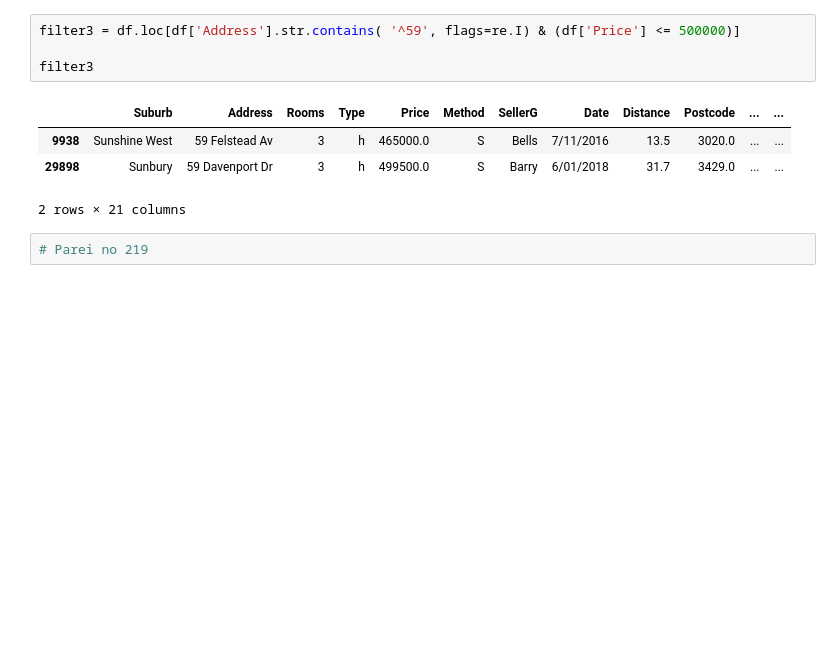
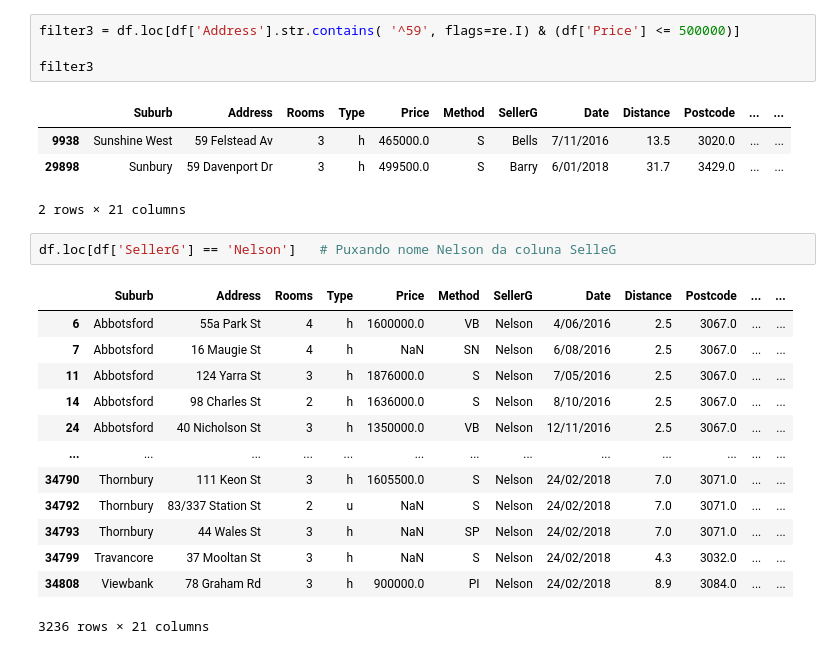
Before and after one commit to AndersonGL/Data-Science, a Jupyter notebook: house.ipynb, the cells around one changed output. Drawn from its saved outputs; the diff is of its cells as text; blank space fills up the shorter version.

```diff
--- a/house.ipynb
+++ b/house.ipynb
@@ -72,5 +73,19 @@ filter3
 | 9938 | Sunshine West | 59 Felstead Av | 3 | h | 465000.0 | S | Bells | 7/11/2016 | 13.5 | 3020.0 | ... | ... |
 | 29898 | Sunbury | 59 Davenport Dr | 3 | h | 499500.0 | S | Barry | 6/01/2018 | 31.7 | 3429.0 | ... | ... |
 2 rows × 21 columns
-# %%
-# Parei no 219
+# %%
+df.loc[df['SellerG'] == 'Nelson']   # Puxando nome Nelson da coluna SelleG
+# %% [output]
+|  | Suburb | Address | Rooms | Type | Price | Method | SellerG | Date | Distance | Postcode | ... | ... |
+| 6 | Abbotsford | 55a Park St | 4 | h | 1600000.0 | VB | Nelson | 4/06/2016 | 2.5 | 3067.0 | ... | ... |
+| 7 | Abbotsford | 16 Maugie St | 4 | h | NaN | SN | Nelson | 6/08/2016 | 2.5 | 3067.0 | ... | ... |
+| 11 | Abbotsford | 124 Yarra St | 3 | h | 1876000.0 | S | Nelson | 7/05/2016 | 2.5 | 3067.0 | ... | ... |
+| 14 | Abbotsford | 98 Charles St | 2 | h | 1636000.0 | S | Nelson | 8/10/2016 | 2.5 | 3067.0 | ... | ... |
+| 24 | Abbotsford | 40 Nicholson St | 3 | h | 1350000.0 | VB | Nelson | 12/11/2016 | 2.5 | 3067.0 | ... | ... |
+| ... | ... | ... | ... | ... | ... | ... | ... | ... | ... | ... | ... | ... |
+| 34790 | Thornbury | 111 Keon St | 3 | h | 1605500.0 | S | Nelson | 24/02/2018 | 7.0 | 3071.0 | ... | ... |
+| 34792 | Thornbury | 83/337 Station St | 2 | u | NaN | S | Nelson | 24/02/2018 | 7.0 | 3071.0 | ... | ... |
+| 34793 | Thornbury | 44 Wales St | 3 | h | NaN | SP | Nelson | 24/02/2018 | 7.0 | 3071.0 | ... | ... |
+| 34799 | Travancore | 37 Mooltan St | 3 | h | NaN | S | Nelson | 24/02/2018 | 4.3 | 3032.0 | ... | ... |
+| 34808 | Viewbank | 78 Graham Rd | 3 | h | 900000.0 | PI | Nelson | 24/02/2018 | 8.9 | 3084.0 | ... | ... |
+3236 rows × 21 columns
```
Also changed, not shown: parts of 4 cells of this notebook.
